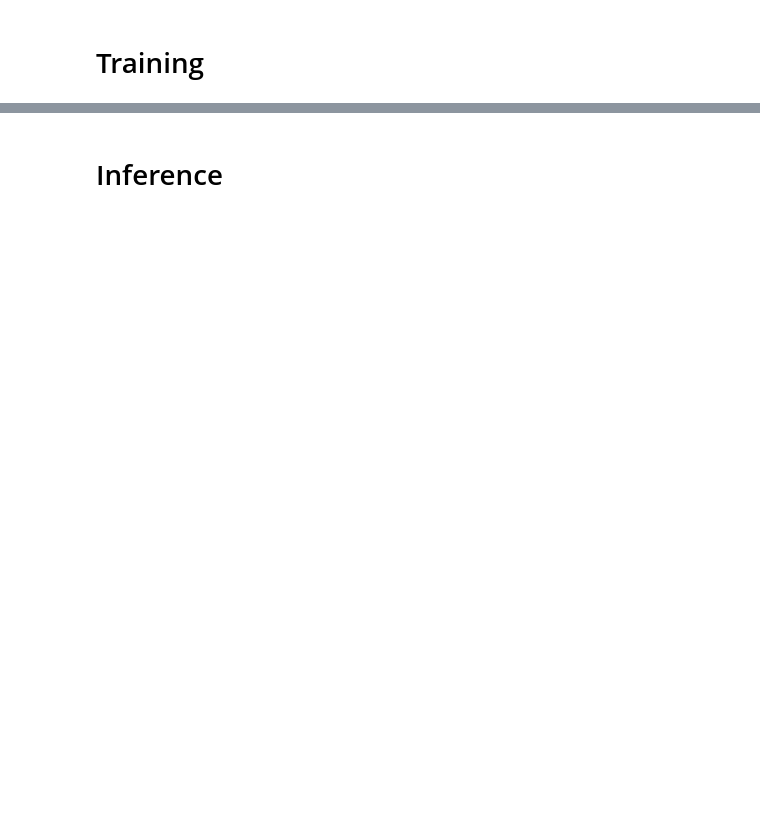
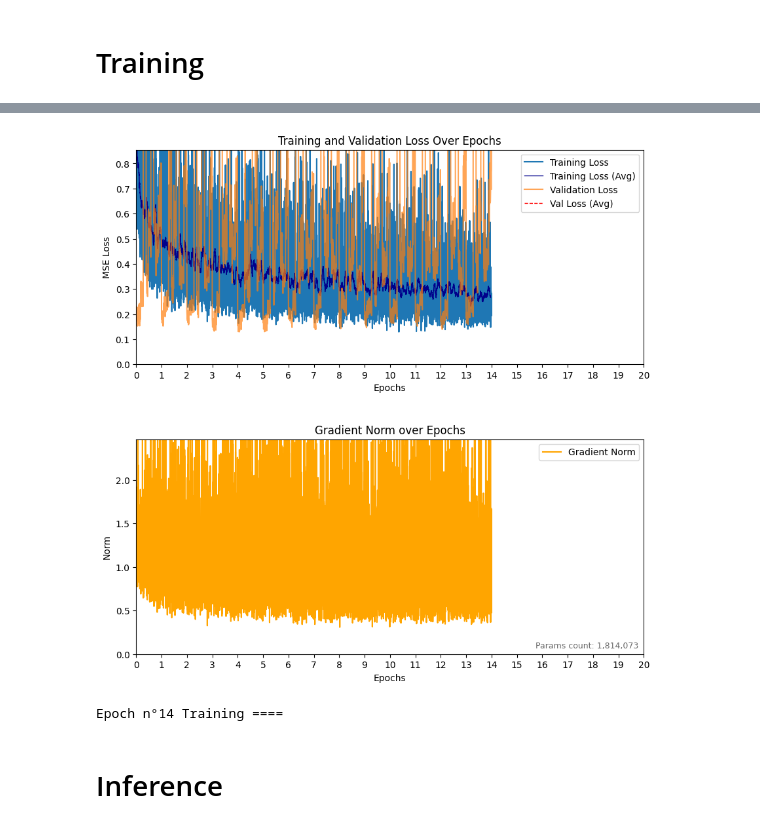
Before and after one commit to El-oan/radar_machine_learning, a Jupyter notebook: src/SK-DGCNN/MARS_dgcnn.ipynb, the cells around one changed output, grey strips where cells are left out. Cells and saved outputs as stored; diff of their text form; code cells hidden in the pictures; blank space fills up the shorter version.

Commit message:
new data, DGUHA, dgcnn training in rpogress

```diff
--- a/src/SK-DGCNN/MARS_dgcnn.ipynb
+++ b/src/SK-DGCNN/MARS_dgcnn.ipynb
@@ -330,0 +399,44 @@ def train_model():
+# %%
+def train_model(num_epochs=CONFIG['num_epochs']):
+    "Launch the training process of the DGCNN skeleton regressor."
+    print('Training process starting...', flush=True)
+    CHECKPOINT_ROOT.mkdir(parents=True, exist_ok=True)
+    model = DGCNNSkeletonRegressor().to(DEVICE)
+    model_param_count = sum(p.numel() for p in model.parameters())
+    train_loader, valid_loader, _ = create_dataloaders()
+    optimizer = torch.optim.Adam(model.parameters(), lr=CONFIG['base_lr'], betas=(CONFIG['adam_momentum'], 0.999), weight_decay=1e-4)
+    train_losses, valid_losses, all_grad_norms = [], [], []
+    train_epoch_sizes, valid_epoch_sizes, epoch_means = [], [], []
+    best_valid_loss = float('inf')
+
+    for epoch in range(num_epochs):
+        start = time.time()
+        print(f'Epoch n°{epoch} Training ====', flush=True)
+        loss_list, grad_norms, train_mpjpe = run_epoch(model, train_loader, optimizer)
+        train_losses.extend(loss_list)
+        train_epoch_sizes.append(len(loss_list))
+        all_grad_norms.extend(grad_norms)
+
+        file_path = CHECKPOINT_ROOT / f'checkpoint_{epoch:02d}.pt'
+        torch.save(model.state_dict(), file_path)
+
+        print(f'Epoch n°{epoch} Validation ====', flush=True)
+        with torch.no_grad():
+            loss_list, _, valid_mpjpe = run_epoch(model, valid_loader)
+        valid_losses.extend(loss_list)
+        valid_epoch_sizes.append(len(loss_list))
+
+        mean_val = sum(loss_list) / len(loss_list)
+        epoch_means.append(mean_val)
+        if mean_val <= best_valid_loss:
+            best_valid_loss = mean_val
+            torch.save(model.state_dict(), CHECKPOINT_ROOT / 'model.pt')
+        clear_output(wait=True)
+        print('Training process starting...', flush=True)
+        print(f'Epoch n°{epoch} complete | Train MPJPE: {train_mpjpe:.4f} | Validation loss: {mean_val:.4f} | Validation MPJPE: {valid_mpjpe:.4f} | Time: {time.time() - start:.1f}s', flush=True)
+        plot(train_losses, valid_losses, all_grad_norms, model_param_count, num_epochs, train_epoch_sizes, valid_epoch_sizes, epoch_means)
+
+    return model
+# %%
+model = train_model()
+# %% [output]
@@ -331,3 +445,5 @@ def train_model():
+[figure, added]
+Epoch n°14 Training ====
 # %% [markdown]
 # Inference
 # %%
```
Also changed, not shown: parts of 34 cells of this notebook, 5 other files.
